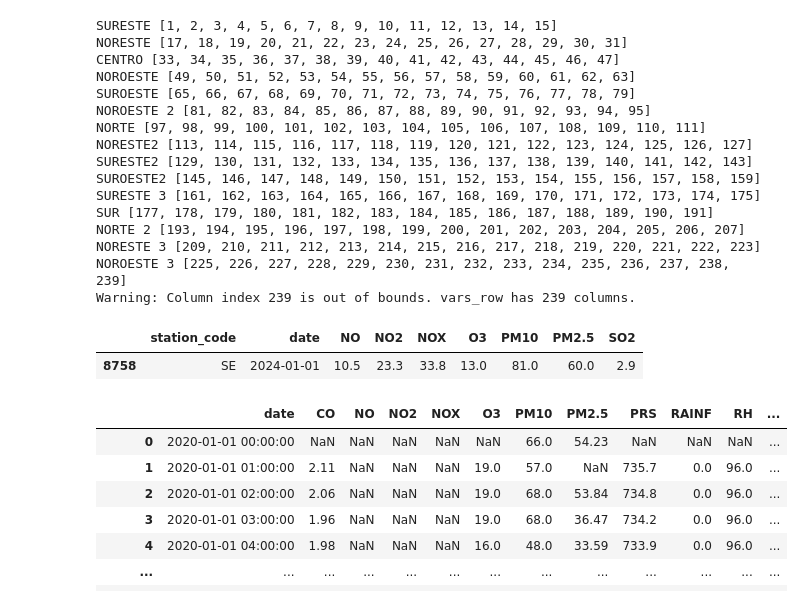
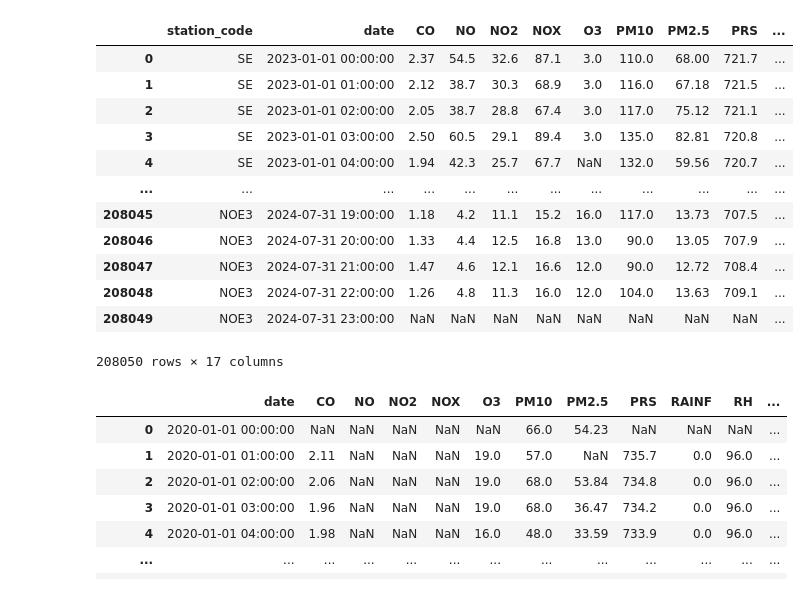
Before and after one commit to Facundo-Barbera/MA2003B-Reto, a Jupyter notebook: notebooks/exploration.ipynb, the cells around one changed output. Saved outputs shown, nothing was run; the diff lists cells and outputs as text; code cells hidden in the pictures.

```diff
--- a/notebooks/exploration.ipynb
+++ b/notebooks/exploration.ipynb
@@ -32,6 +32,18 @@ labels = {
 		'NOX': 'Óxidos de nitrógeno'
 	}
 }
+
+additional_labels = {
+	'parameters': {
+		'TOUT': 'Temperatura',
+		'RH': 'Humedad Relativa',
+		'SR': 'Radiación Solar',
+		'RAINF': 'Precipitación',
+		'PRS': 'Presión Atmosférica',
+		'WSR': 'Velocidad del Viento',
+		'WDR': 'Dirección del Viento'
+    }
+}
 # %%
 # Dataset one
 df_2020_2021_all_stations = pd.read_excel(
@@ -102,7 +114,9 @@ for code, names in stations_map.items():
 stations_row = df_2023_2024_all_stations.iloc[0, 1:].astype(str).str.strip()
 vars_row = df_2023_2024_all_stations.iloc[1, 1:].astype(str).str.strip()
 
-body = df_2023_2024_all_stations.iloc[3:].reset_index(drop=True)
-dates = pd.to_datetime(body.iloc[:, 0], errors="coerce", dayfirst=True)
+full_body = df_2023_2024_all_stations.iloc[3:].reset_index(drop=True)
+dates = pd.to_datetime(full_body.iloc[:, 0], errors="coerce", dayfirst=True)
+body = full_body.iloc[:, 1:]
+
 
 contaminants = list(labels["contaminants"].keys())
@@ -115,57 +145,49 @@ for station in stations_row.unique():
     # Find which columns contain data for the current station
     station_columns = stations_row[stations_row == station].index.tolist()
 
-    print(station, station_columns)
-
     station_data = {
         "station_code": station_name_to_code[station.upper()],
         "date": dates
     }
 
     for col_idx in station_columns:
-        if col_idx >= len(vars_row):
-            print(f"Warning: Column index {col_idx} is out of bounds. vars_row has {len(vars_row)} columns.")
+        if col_idx not in vars_row.index or col_idx not in body.columns:
+            print(f"Warning: Column label {col_idx} not found in vars_row or body.")
             continue
 
-        var_name = vars_row.iloc[col_idx]
+        var_name = vars_row.loc[col_idx]
+        # Normalize known aliases in dataset 3 (only)
+        if var_name == "WDV":
+            var_name = "WDR"
 
-        if var_name in contaminants:
-            column_data = body.iloc[:, col_idx + 1]
+        if var_name in contaminants or var_name in additional_labels["parameters"]:
+            column_data = body.loc[:, col_idx]
             station_data[var_name] = pd.to_numeric(column_data, errors='coerce')
 
-    if len(station_data) > 3:  # More than just station_name, station_code, date
+    if len(station_data) > 3:
         station_df = pd.DataFrame(station_data)
         frames.append(station_df)
 
 
 # Concatenate all station dataframes
 df_2023_2024_all_stations_processed = pd.concat(frames, ignore_index=True)
-# %% [output]
-SURESTE [1, 2, 3, 4, 5, 6, 7, 8, 9, 10, 11, 12, 13, 14, 15]
-NORESTE [17, 18, 19, 20, 21, 22, 23, 24, 25, 26, 27, 28, 29, 30, 31]
-CENTRO [33, 34, 35, 36, 37, 38, 39, 40, 41, 42, 43, 44, 45, 46, 47]
-NOROESTE [49, 50, 51, 52, 53, 54, 55, 56, 57, 58, 59, 60, 61, 62, 63]
-SUROESTE [65, 66, 67, 68, 69, 70, 71, 72, 73, 74, 75, 76, 77, 78, 79]
-NOROESTE 2 [81, 82, 83, 84, 85, 86, 87, 88, 89, 90, 91, 92, 93, 94, 95]
-NORTE [97, 98, 99, 100, 101, 102, 103, 104, 105, 106, 107, 108, 109, 110, 111]
-NORESTE2 [113, 114, 115, 116, 117, 118, 119, 120, 121, 122, 123, 124, 125, 126, 127]
-SURESTE2 [129, 130, 131, 132, 133, 134, 135, 136, 137, 138, 139, 140, 141, 142, 143]
-SUROESTE2 [145, 146, 147, 148, 149, 150, 151, 152, 153, 154, 155, 156, 157, 158, 159]
-SURESTE 3 [161, 162, 163, 164, 165, 166, 167, 168, 169, 170, 171, 172, 173, 174, 175]
-SUR [177, 178, 179, 180, 181, 182, 183, 184, 185, 186, 187, 188, 189, 190, 191]
-NORTE 2 [193, 194, 195, 196, 197, 198, 199, 200, 201, 202, 203, 204, 205, 206, 207]
-NORESTE 3 [209, 210, 211, 212, 213, 214, 215, 216, 217, 218, 219, 220, 221, 222, 223]
-NOROESTE 3 [225, 226, 227, 228, 229, 230, 231, 232, 233, 234, 235, 236, 237, 238, 239]
-Warning: Column index 239 is out of bounds. vars_row has 239 columns.
 # %%
 # Show SE station on date 2024-01-01
-df_2023_2024_all_stations_processed[
-    (df_2023_2024_all_stations_processed['station_code'] == 'SE') &
-    (df_2023_2024_all_stations_processed['date'] == '2024-1-1')
-]
+df_2023_2024_all_stations_processed
 # %% [output]
-|  | station_code | date | NO | NO2 | NOX | O3 | PM10 | PM2.5 | SO2 |
-| 8758 | SE | 2024-01-01 | 10.5 | 23.3 | 33.8 | 13.0 | 81.0 | 60.0 | 2.9 |
+|  | station_code | date | CO | NO | NO2 | NOX | O3 | PM10 | PM2.5 | PRS | ... |
+| 0 | SE | 2023-01-01 00:00:00 | 2.37 | 54.5 | 32.6 | 87.1 | 3.0 | 110.0 | 68.00 | 721.7 | ... |
+| 1 | SE | 2023-01-01 01:00:00 | 2.12 | 38.7 | 30.3 | 68.9 | 3.0 | 116.0 | 67.18 | 721.5 | ... |
+| 2 | SE | 2023-01-01 02:00:00 | 2.05 | 38.7 | 28.8 | 67.4 | 3.0 | 117.0 | 75.12 | 721.1 | ... |
+| 3 | SE | 2023-01-01 03:00:00 | 2.50 | 60.5 | 29.1 | 89.4 | 3.0 | 135.0 | 82.81 | 720.8 | ... |
+| 4 | SE | 2023-01-01 04:00:00 | 1.94 | 42.3 | 25.7 | 67.7 | NaN | 132.0 | 59.56 | 720.7 | ... |
+| ... | ... | ... | ... | ... | ... | ... | ... | ... | ... | ... | ... |
+| 208045 | NOE3 | 2024-07-31 19:00:00 | 1.18 | 4.2 | 11.1 | 15.2 | 16.0 | 117.0 | 13.73 | 707.5 | ... |
+| 208046 | NOE3 | 2024-07-31 20:00:00 | 1.33 | 4.4 | 12.5 | 16.8 | 13.0 | 90.0 | 13.05 | 707.9 | ... |
+| 208047 | NOE3 | 2024-07-31 21:00:00 | 1.47 | 4.6 | 12.1 | 16.6 | 12.0 | 90.0 | 12.72 | 708.4 | ... |
+| 208048 | NOE3 | 2024-07-31 22:00:00 | 1.26 | 4.8 | 11.3 | 16.0 | 12.0 | 104.0 | 13.63 | 709.1 | ... |
+| 208049 | NOE3 | 2024-07-31 23:00:00 | NaN | NaN | NaN | NaN | NaN | NaN | NaN | NaN | ... |
+208050 rows × 17 columns
 # %%
 # Concat all dataframes
 main_dataframe = pd.concat(
```
Also changed, not shown: parts of 1 cell of this notebook.
